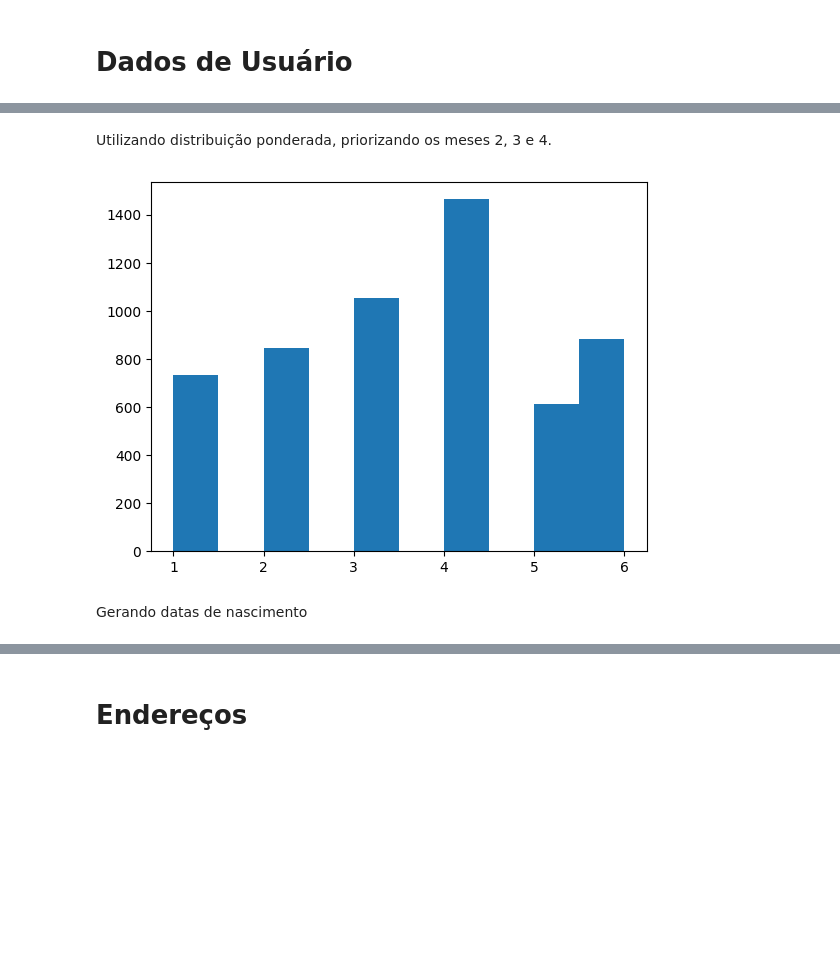
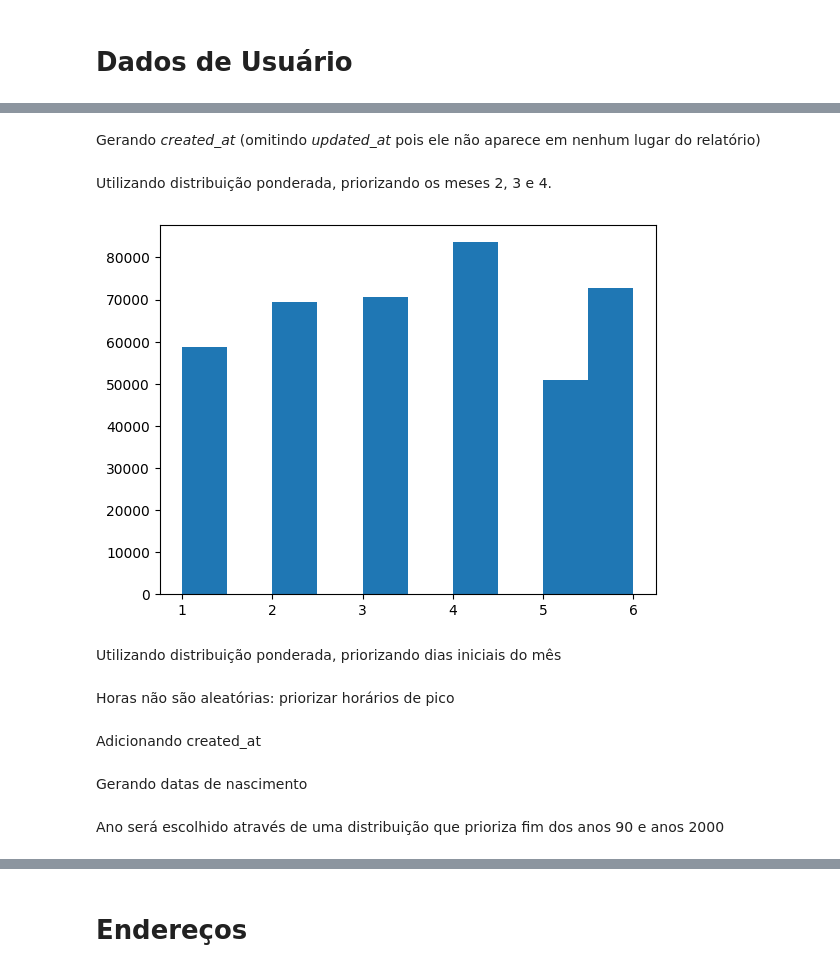
Before and after one commit to rubcube-guilhermetomiasi/mocking, a Jupyter notebook: mocking.ipynb, the cells around one changed output, grey strips where cells are left out. Cells and saved outputs as stored; diff of their text form; code cells hidden in the pictures; blank space fills up the shorter version.

```diff
--- a/mocking.ipynb
+++ b/mocking.ipynb
@@ -2,8 +2,8 @@
 Constantes: tamanho do Mock e instância do Faker
 # %%
 from faker import Faker
-USER_COUNT = 5591
-TRANSFER_COUNT = 5591 * 2
+USER_COUNT = 406028
+TRANSFER_COUNT = 406028 * 2
 fake = Faker()
 # %% [markdown]
 # Dados de Usuário
@@ -20,14 +38,19 @@ Gerando *created_at* e *updated_at*
+# %% [markdown]
+Gerando *created_at* (omitindo *updated_at* pois ele não aparece em nenhum lugar do relatório)
 # %% [markdown]
 Utilizando distribuição ponderada, priorizando os meses 2, 3 e 4.
 # %%
 import numpy as np
 from matplotlib import pyplot as plt
 
-available = np.array([1, 2, 3, 4, 5, 6])
-weights = np.array([1/6, 1/5, 1/4, 1/3, 1/7, 1/5])
-weights = weights / np.sum(weights)
-months = np.random.choice(available, p=weights, size=USER_COUNT)
+available_months = np.array([1, 2, 3, 4, 5, 6])
+weights_months = np.array([1/6, 1/5, 1/5, 1/4, 1/7, 1/5])
+weights_months = weights_months + np.random.normal(0, 0.0125, size=weights_months.shape)
+weights_months = weights_months / np.sum(weights_months)
+months = np.random.choice(available_months, p=weights_months, size=USER_COUNT)
+month_counts = np.bincount(months)[1:]
+accumulated_month_counts = np.cumsum(month_counts)
 plt.hist(months)
 plt.show()
 # %% [output]
-[figure, old version]
+[figure, new version]
@@ -46,0 +57,2 @@ for i in range(USER_COUNT):
+# %% [markdown]
+Utilizando distribuição ponderada, priorizando dias iniciais do mês
@@ -46,0 +67,2 @@ for i in range(USER_COUNT):
+# %% [markdown]
+Horas não são aleatórias: priorizar horários de pico
@@ -46,0 +86,2 @@ for i in range(USER_COUNT):
+# %% [markdown]
+Adicionando created_at
@@ -47,5 +110,7 @@ for i in range(USER_COUNT):
 # %% [markdown]
 Gerando datas de nascimento
+# %% [markdown]
+Ano será escolhido através de uma distribuição que prioriza fim dos anos 90 e anos 2000
 # %%
 from matplotlib import pyplot as plt
 from scipy.stats import skewnorm
```
Also changed, not shown: parts of 70 cells of this notebook.
